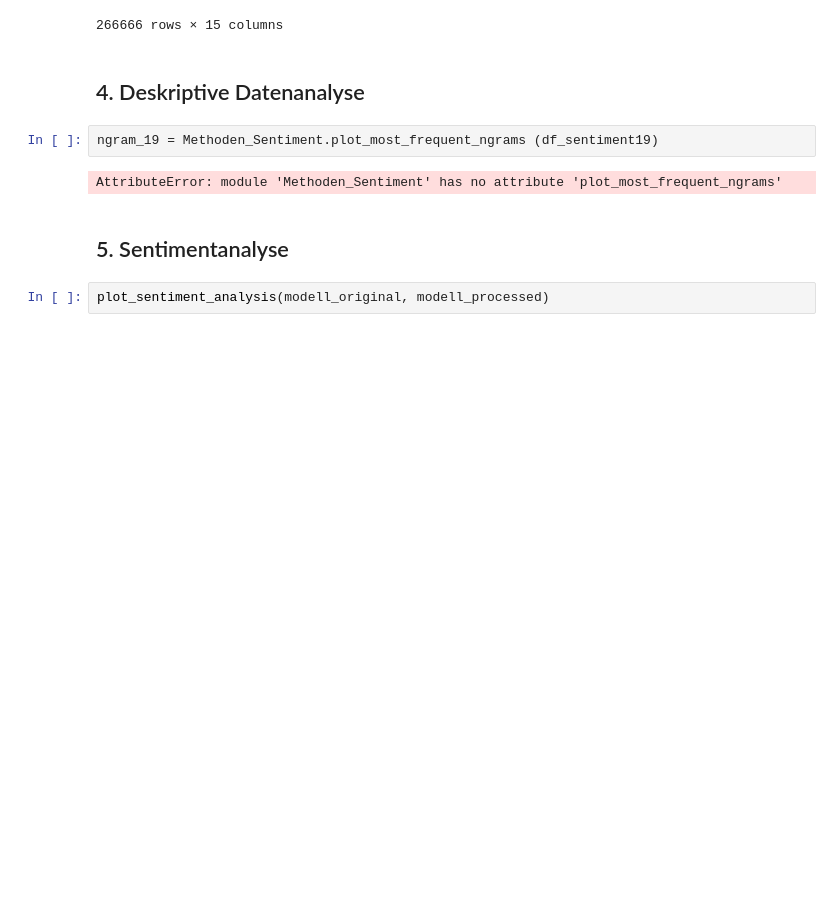
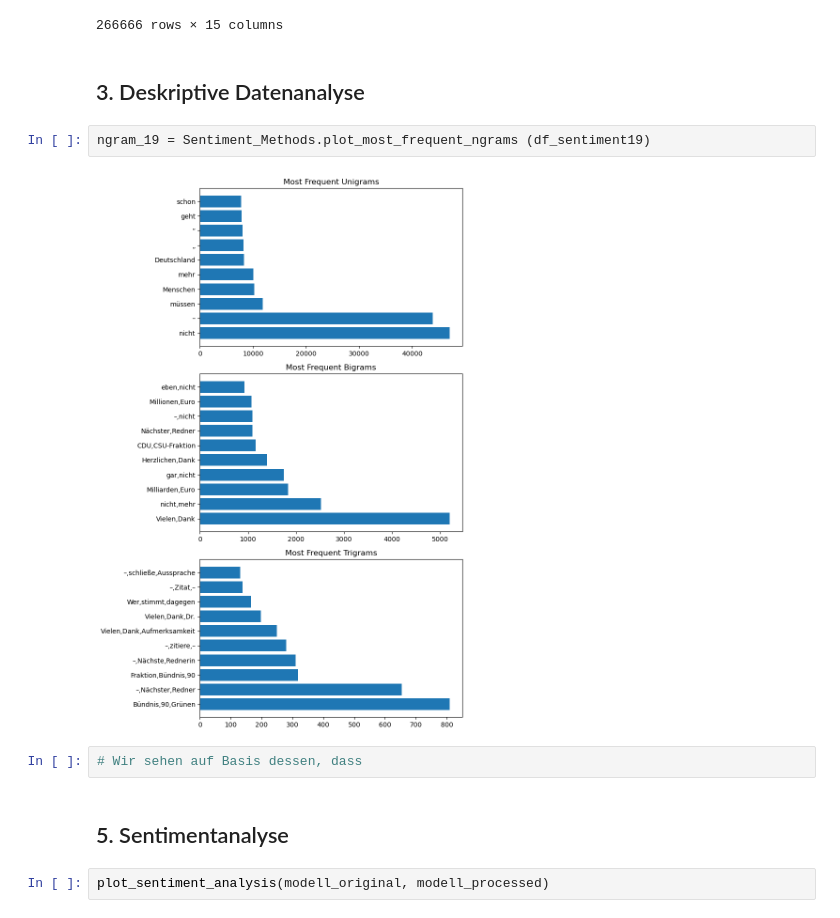
Before and after one commit to PHofmannn/Politische-Debatten, a Jupyter notebook: SentimentAnalyse.ipynb, the cells around one changed output. Cells and saved outputs as stored; diff of their text form; blank space fills up the shorter version.

```diff
--- a/SentimentAnalyse.ipynb
+++ b/SentimentAnalyse.ipynb
@@ -48,11 +58,13 @@ df_sentiment19.sort_values(by='date')
 | 49506 | 51361 | Die Verschuldung steigt ins Unerm... | ID1923900800 | 19 | 2021-09-07 | Tino Chrupalla | AfD | 11004695 | Tagesordnungspunkt 1 2021-09-07 | ... |
 266666 rows × 15 columns
 # %% [markdown]
-## 4. Deskriptive Datenanalyse
+## 3. Deskriptive Datenanalyse
 # %%
-ngram_19 = Methoden_Sentiment.plot_most_frequent_ngrams (df_sentiment19)
+ngram_19 = Sentiment_Methods.plot_most_frequent_ngrams (df_sentiment19)
 # %% [output]
-AttributeError: module 'Methoden_Sentiment' has no attribute 'plot_most_frequent_ngrams'
+[figure, added]
+# %%
+# Wir sehen auf Basis dessen, dass
 # %% [markdown]
 ## 5. Sentimentanalyse
 # %%
```
Also changed, not shown: parts of 3 cells of this notebook, 1 other file.
